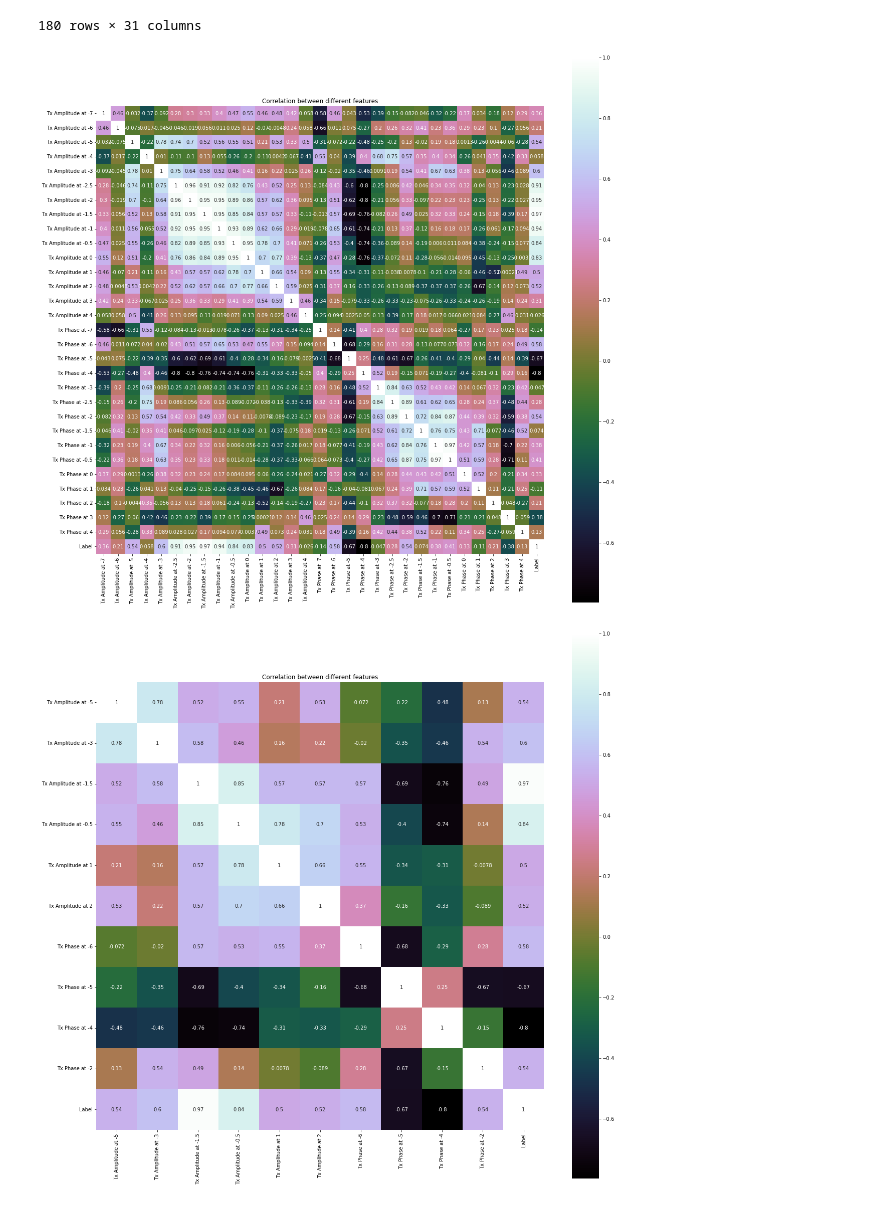
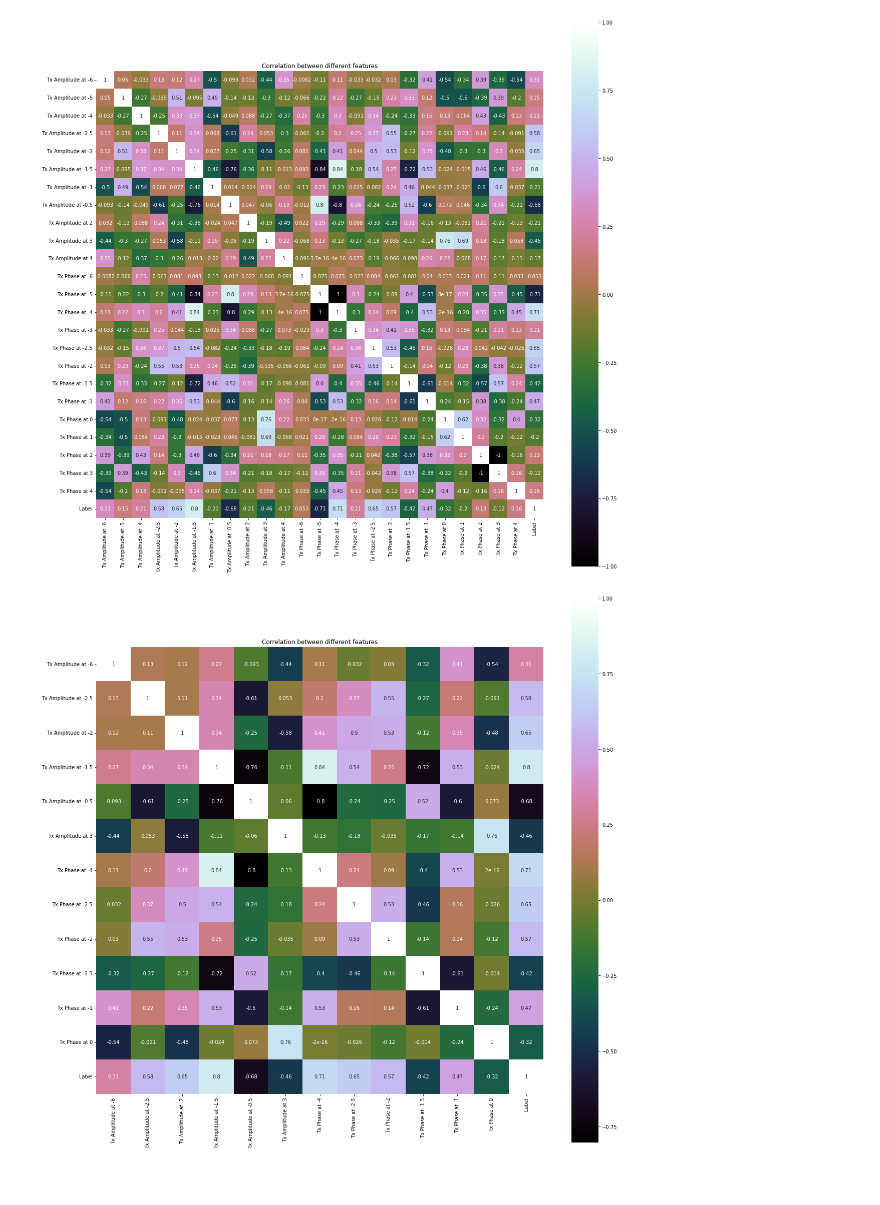
Before and after one commit to bjarreau/ML4MI, a Jupyter notebook: preprocessing.ipynb, the cells around one changed output. Cells and saved outputs as stored; diff of their text form; code cells hidden in the pictures.

```diff
--- a/preprocessing.ipynb
+++ b/preprocessing.ipynb
@@ -7,36 +7,35 @@ import seaborn as sns
 import matplotlib.pyplot as plt
 from sklearn import preprocessing
 from seaborn import pairplot
+import sklearn.model_selection as model_selection
 
-data = pd.read_csv("./Acoustic_Probing.csv")
+data = pd.read_csv("./RAW/Acoustic_Probing_DT.csv")
 data = data.drop(["ID", "Trial"], axis=1)
 data = data.drop(data.loc[:, data.nunique() == 1], axis=1)
 
 #When the csv reads in, it detects an extra row of NaN
 data = data.dropna()
 
+#DecisionTreeClassifier works on numeric only, need to encode
 le = preprocessing.LabelEncoder()
-data["Label"] = le.fit_transform(data["Label"].values)
-
-display(data)
-#
-
+for attribute in data.columns:
+    data[attribute] = le.fit_transform(data[attribute].values)
 
 #correlation matrix using heatmap.
 corelationBetweenCols = data.corr();
 plt.figure(figsize=(20,20))
 sns.heatmap(corelationBetweenCols, vmax=1, square=True, annot=True, cmap='cubehelix')
 plt.title('Correlation between different features')
+plt.show()
 
-
-data = data.drop(["Tx Amplitude at -2.5", "Tx Amplitude at -2", "Tx Amplitude at -1", "Tx Amplitude at 0", "Tx Phase at -2.5", "Tx Phase at -1.5", "Tx Phase at -1"], axis=1) # reduce highly correlated fields
-# drop fields that are not correlated to the label, this task is expensive so we are dropping anything under 50%
-data = data.drop(["Tx Amplitude at -7", "Tx Amplitude at -4", "Tx Amplitude at -6", "Tx Amplitude at 3", "Tx Amplitude at 4", "Tx Phase at -7", "Tx Phase at -3", "Tx Phase at -0.5", "Tx Phase at 0", "Tx Phase at 1", "Tx Phase at 2", "Tx Phase at 3", "Tx Phase at 4"], axis=1)
+data = data.drop(["Tx Phase at -5", "Tx Phase at 2"], axis=1) # reduce highly correlated fields
+data = data.drop(["Tx Amplitude at -5", "Tx Amplitude at -4", "Tx Amplitude at -1", "Tx Amplitude at 2", "Tx Amplitude at 4", "Tx Phase at -6", "Tx Phase at -3", "Tx Phase at 1", "Tx Phase at 3", "Tx Phase at 4"], axis=1) # drop fields that are not correlated to the label, they won't help
 
 corelationBetweenCols = data.corr();
 plt.figure(figsize=(20,20))
 sns.heatmap(corelationBetweenCols, vmax=1, square=True, annot=True, cmap='cubehelix')
 plt.title('Correlation between different features')
+plt.show()
 
 pairplot(data, hue='Label')
 plt.show()
@@ -56,3 +43,2 @@ plt.show()
-180 rows × 31 columns
-[figure, old version]
+[figure, new version]
-[figure, old version]
+[figure, new version]
```
Also changed, not shown: parts of 4 cells of this notebook, 1 other file.
